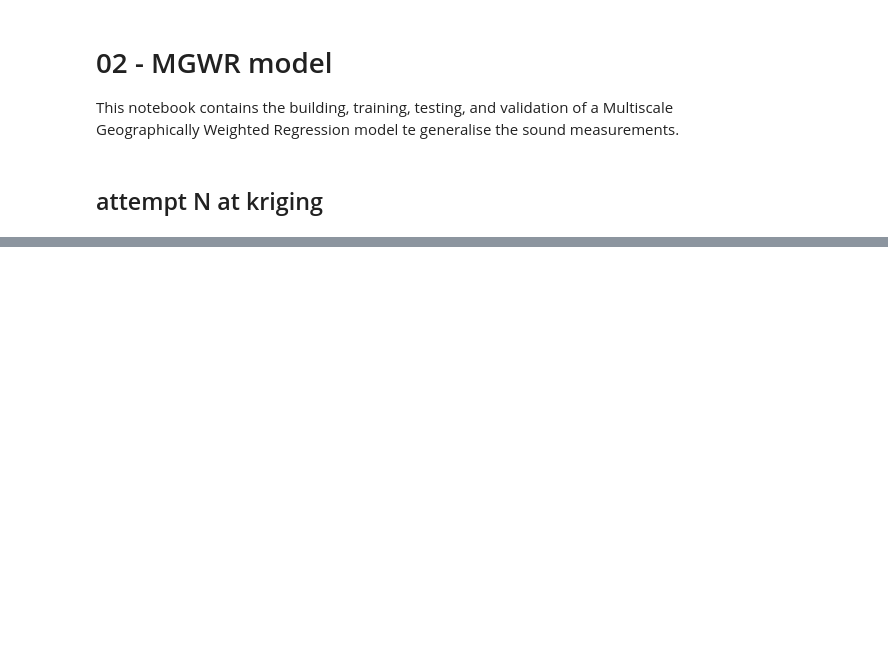
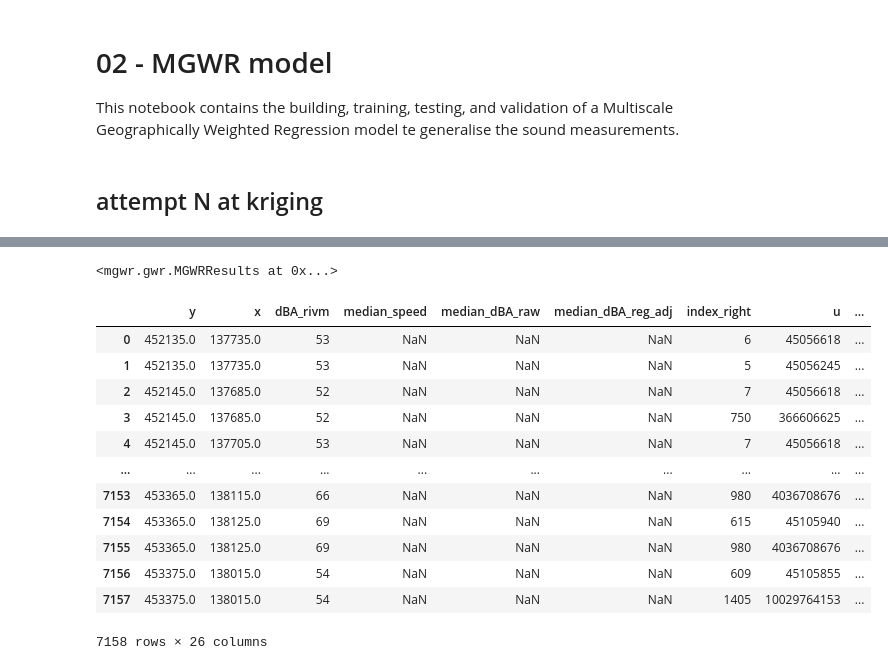
Before and after one commit to Floris-C/noise-thesis, a Jupyter notebook: method/02-mgwr_model.ipynb, the cells around one changed output, grey strips where cells are left out. Cells and saved outputs as stored; diff of their text form; code cells hidden in the pictures; blank space fills up the shorter version.

```diff
--- a/method/02-mgwr_model.ipynb
+++ b/method/02-mgwr_model.ipynb
@@ -201,0 +214,21 @@ TypeError: tuple indices must be integers or slices, not str
+# %%
+model.predict()
+# %% [output]
+<mgwr.gwr.MGWRResults at 0x...>
+# %%
+pd.set_option('display.max_columns', None)
+gdf
+# %% [output]
+|  | y | x | dBA_rivm | median_speed | median_dBA_raw | median_dBA_reg_adj | index_right | u | ... |
+| 0 | 452135.0 | 137735.0 | 53 | NaN | NaN | NaN | 6 | 45056618 | ... |
+| 1 | 452135.0 | 137735.0 | 53 | NaN | NaN | NaN | 5 | 45056245 | ... |
+| 2 | 452145.0 | 137685.0 | 52 | NaN | NaN | NaN | 7 | 45056618 | ... |
+| 3 | 452145.0 | 137685.0 | 52 | NaN | NaN | NaN | 750 | 366606625 | ... |
+| 4 | 452145.0 | 137705.0 | 53 | NaN | NaN | NaN | 7 | 45056618 | ... |
+| ... | ... | ... | ... | ... | ... | ... | ... | ... | ... |
+| 7153 | 453365.0 | 138115.0 | 66 | NaN | NaN | NaN | 980 | 4036708676 | ... |
+| 7154 | 453365.0 | 138125.0 | 69 | NaN | NaN | NaN | 615 | 45105940 | ... |
+| 7155 | 453365.0 | 138125.0 | 69 | NaN | NaN | NaN | 980 | 4036708676 | ... |
+| 7156 | 453375.0 | 138015.0 | 54 | NaN | NaN | NaN | 609 | 45105855 | ... |
+| 7157 | 453375.0 | 138015.0 | 54 | NaN | NaN | NaN | 1405 | 10029764153 | ... |
+7158 rows × 26 columns
```
Also changed, not shown: parts of 42 cells of this notebook, 8 other files.
